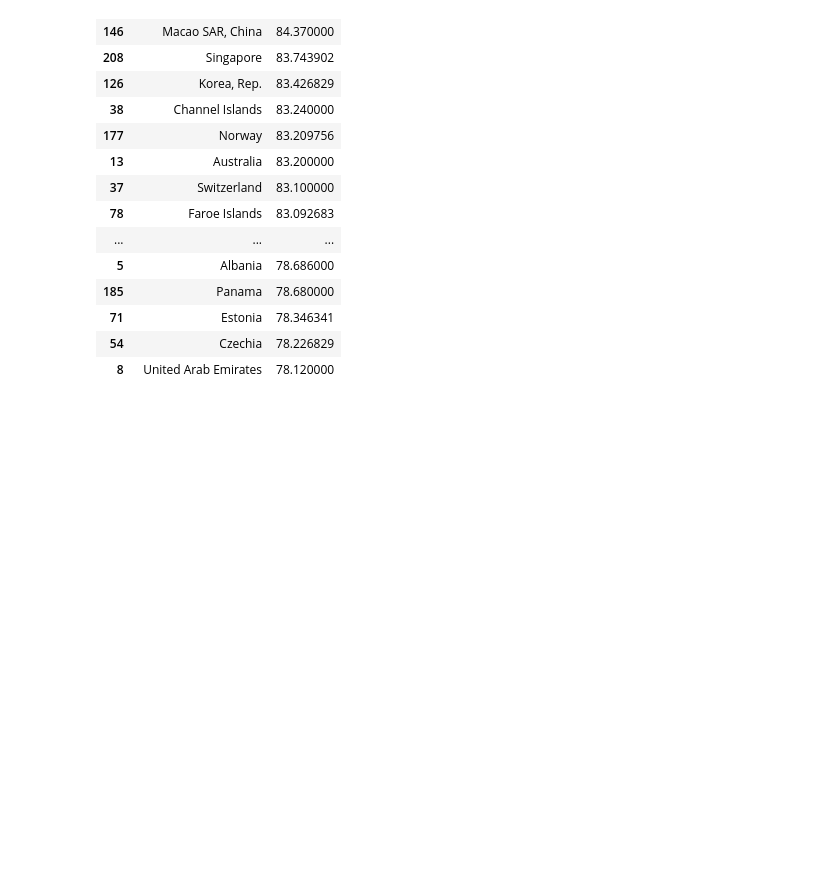
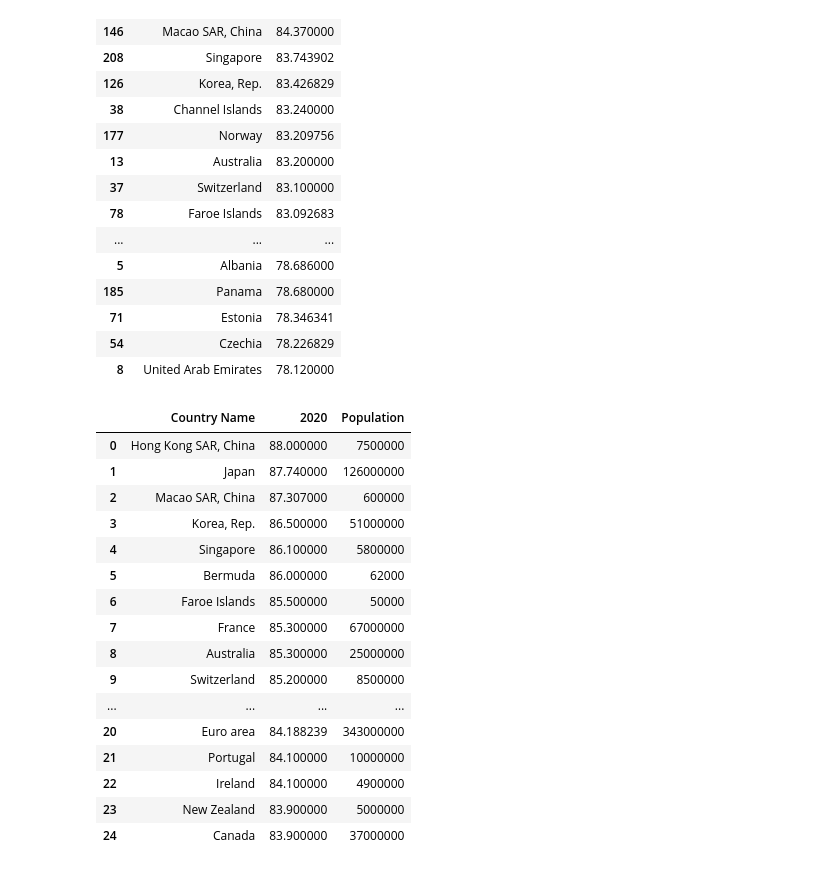
Before and after one commit to nogibjj/data-science-projects, a Jupyter notebook: projects/life-expectency.ipynb, the cells around one changed output. Drawn from its saved outputs; the diff is of its cells as text; code cells hidden in the pictures; blank space fills up the shorter version.

Commit message:
adding population for life exp

```diff
--- a/projects/life-expectency.ipynb
+++ b/projects/life-expectency.ipynb
@@ -217,3 +217,24 @@ df2020.sort_values(by="2020", ascending=False).head(55)
 | 71 | Estonia | 78.346341 |
 | 54 | Czechia | 78.226829 |
 | 8 | United Arab Emirates | 78.120000 |
+# %%
+top_20 = pd.read_csv("top25_female_life_expt_2020.csv")
+top_20
+# %% [output]
+|  | Country Name | 2020 | Population |
+| 0 | Hong Kong SAR, China | 88.000000 | 7500000 |
+| 1 | Japan | 87.740000 | 126000000 |
+| 2 | Macao SAR, China | 87.307000 | 600000 |
+| 3 | Korea, Rep. | 86.500000 | 51000000 |
+| 4 | Singapore | 86.100000 | 5800000 |
+| 5 | Bermuda | 86.000000 | 62000 |
+| 6 | Faroe Islands | 85.500000 | 50000 |
+| 7 | France | 85.300000 | 67000000 |
+| 8 | Australia | 85.300000 | 25000000 |
+| 9 | Switzerland | 85.200000 | 8500000 |
+| ... | ... | ... | ... |
+| 20 | Euro area | 84.188239 | 343000000 |
+| 21 | Portugal | 84.100000 | 10000000 |
+| 22 | Ireland | 84.100000 | 4900000 |
+| 23 | New Zealand | 83.900000 | 5000000 |
+| 24 | Canada | 83.900000 | 37000000 |
```
Also changed, not shown: 2 other files.
